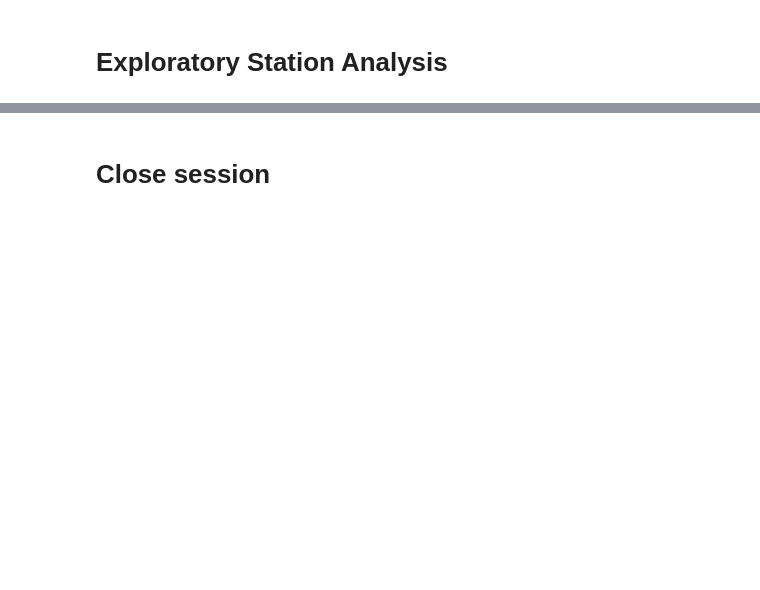
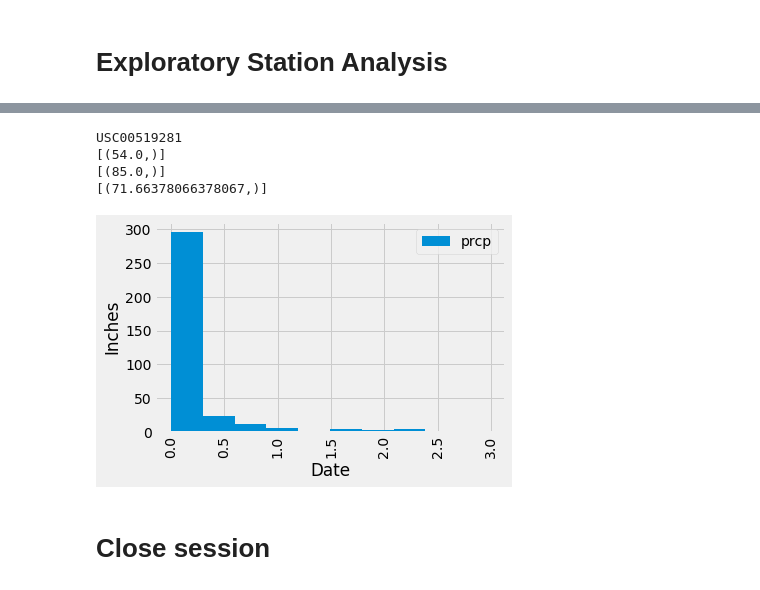
Before and after one commit to TSaravi/sqlalchemy-challenge, a Jupyter notebook: SurfsUp/climate_starter.ipynb, the cells around one changed output, grey strips where cells are left out. Saved outputs shown, nothing was run; the diff lists cells and outputs as text; code cells hidden in the pictures; blank space fills up the shorter version.

```diff
--- a/SurfsUp/climate_starter.ipynb
+++ b/SurfsUp/climate_starter.ipynb
@@ -101,6 +105,42 @@ df
+# %%
+# Using the most active station id from the previous query, calculate the lowest, highest, and average temperature.
+
+most_active_station_id = most_active_stations[0][0]
+print(most_active_station_id )
+
+# lowest temp
+lowest_temp = session.query(func.min(Measurement.tobs)).\
+                filter(Measurement.station == most_active_station_id).all()
+print(lowest_temp)
+# highest temp
+highest_temp = session.query(func.max(Measurement.tobs)).\
+                filter(Measurement.station == most_active_station_id).all()
+print(highest_temp)
+
+# avg temp
+avg_temp = session.query(func.avg(Measurement.tobs)).\
+                filter(Measurement.station == most_active_station_id).all()
+print(avg_temp)
+# %% [output]
+USC00519281
+[(54.0,)]
+[(85.0,)]
+[(71.66378066378067,)]
 # %%
 # Using the most active station id
 # Query the last 12 months of temperature observation data for this station and plot the results as a histogram
+df_active_station = pd.read_sql_query(sqlalchemy.select([Measurement.date, Measurement.prcp]).where(Measurement.date > prev_year, Measurement.station == most_active_station_id),
+ con = engine, index_col = 'date')
+
+df_active_station = df_active_station.sort_values(by = 'date')
+
+df_active_station.reset_index().plot.hist(x = 'date', y ='prcp')
+plt.xticks(rotation= 90)
+plt.xlabel('Date')
+plt.ylabel('Inches')
+plt.tight_layout()
+# %% [output]
+[figure, added]
 # %% [markdown]
 # Close session
 # %%
```
Also changed, not shown: parts of 4 cells of this notebook, 1 other file.
